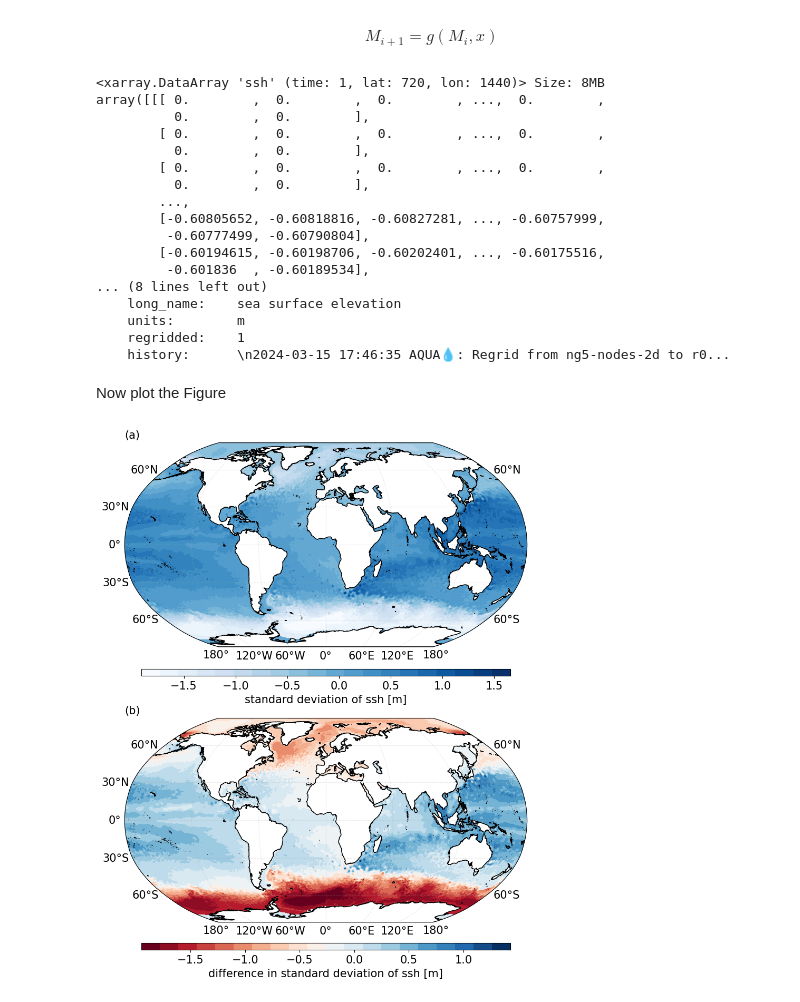
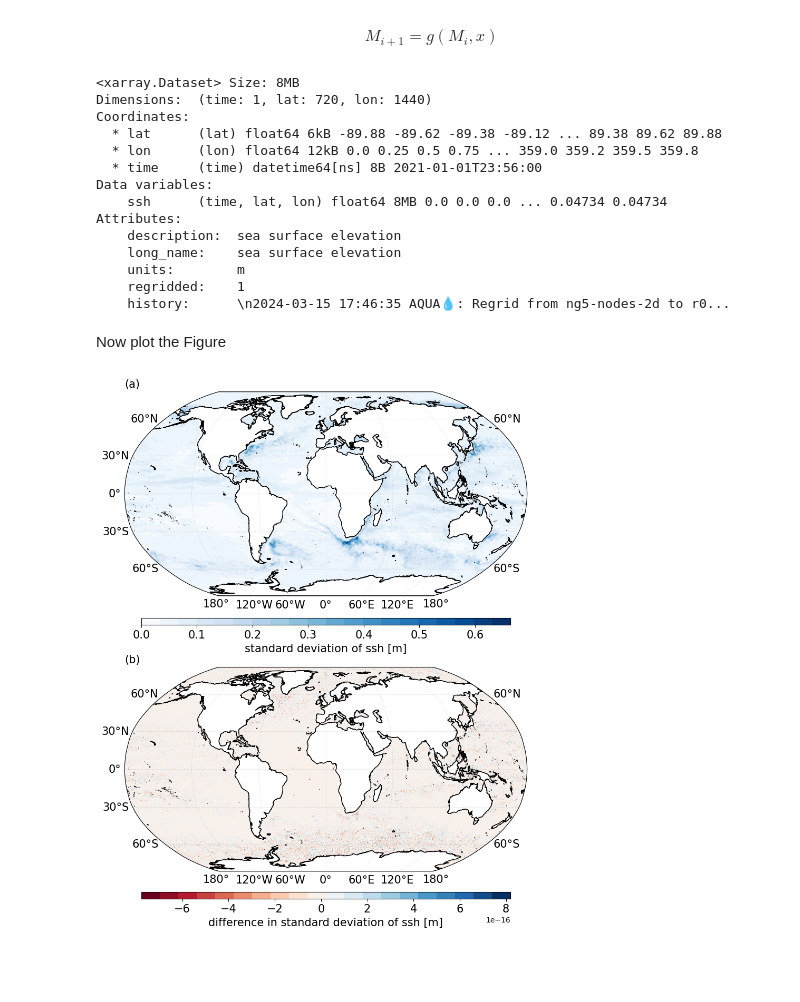
Before and after one commit to kat-grayson/one_pass_algorithms_paper, a Jupyter notebook: figures/figure2.ipynb, the cells around one changed output. Saved outputs shown, nothing was run; the diff lists cells and outputs as text; code cells hidden in the pictures; blank space fills up the shorter version.

```diff
--- a/figures/figure2.ipynb
+++ b/figures/figure2.ipynb
@@ -80,7 +80,7 @@ opa_stat = Opa({
     "stat": "std",
     "stat_freq": "yearly",
     "output_freq": "yearly",
-    "time_step": 60,  # minutes
+    "time_step": 1440,  # in minutes, set up for daily data
     "checkpoint": False,
     "save": False,
 })
@@ -98,19 +98,16 @@ for day in range(0, c, step):
 
 result
 # %% [output]
-<xarray.DataArray 'ssh' (time: 1, lat: 720, lon: 1440)> Size: 8MB
-array([[[ 0.        ,  0.        ,  0.        , ...,  0.        ,
-          0.        ,  0.        ],
-        [ 0.        ,  0.        ,  0.        , ...,  0.        ,
-          0.        ,  0.        ],
-        [ 0.        ,  0.        ,  0.        , ...,  0.        ,
-          0.        ,  0.        ],
-        ...,
-        [-0.60805652, -0.60818816, -0.60827281, ..., -0.60757999,
-         -0.60777499, -0.60790804],
-        [-0.60194615, -0.60198706, -0.60202401, ..., -0.60175516,
-         -0.601836  , -0.60189534],
-... (8 lines left out)
+<xarray.Dataset> Size: 8MB
+Dimensions:  (time: 1, lat: 720, lon: 1440)
+Coordinates:
+  * lat      (lat) float64 6kB -89.88 -89.62 -89.38 -89.12 ... 89.38 89.62 89.88
+  * lon      (lon) float64 12kB 0.0 0.25 0.5 0.75 ... 359.0 359.2 359.5 359.8
+  * time     (time) datetime64[ns] 8B 2021-01-01T23:56:00
+Data variables:
+    ssh      (time, lat, lon) float64 8MB 0.0 0.0 0.0 ... 0.04734 0.04734
+Attributes:
+    description:  sea surface elevation
     long_name:    sea surface elevation
     units:        m
     regridded:    1
@@ -128,7 +125,7 @@ fsize = 15
 
 # data to plot
 # one-pass calculation
-one_pass_data = result.values[0,:,:]
+one_pass_data = result["ssh"].values[0,:,:]
 # conventional calculation
 two_pass_data = ssh_2021_std.ssh
 # difference between the two
@@ -158,31 +155,31 @@ for i in range(nrow*ncol):
     if i == 0:
         cs = ax.pcolormesh(lon2d, lat2d, one_pass_data,transform=ccrs.PlateCarree(),cmap=cmap)
         ax.set_title('(a)', fontsize = fsize, loc = 'left')
 
     else:
         cs = ax.pcolormesh(lon2d, lat2d, difference, transform=ccrs.PlateCarree(),cmap=cmap1)
         ax.add_feature(cfeature.LAND, color='white')
         ax.set_title('(b)', fontsize = fsize, loc = 'left')
 
     # Add color bar for each subplot
     spacing = 0.4
     y_dis = 0.56 - i * (spacing)
     cbar_ax = fig.add_axes([0.325, y_dis, 0.35, 0.01])  # Adjust the positions for colorbars
 
     if i == 0:
         cbar = fig.colorbar(cs, cax=cbar_ax, orientation='horizontal')
         cbar.set_label("standard deviation of ssh [m]", rotation=0, fontsize = fsize)
         cbar.ax.tick_params(labelsize=fsize)
 
     else:
         cbar = fig.colorbar(cs, cax=cbar_ax, orientation='horizontal')
         cbar.set_label("difference in standard deviation of ssh [m]", rotation=0, fontsize = fsize)
         cbar.ax.tick_params(labelsize=fsize)
 
 # Set the font size of colorbar tick labels and numeric values
 cbar.ax.tick_params(axis='x', labelsize=fsize)
 cbar.update_ticks()
 
 plt.show()
 # %% [output]
-[figure, old version]
+[figure, new version]
```
